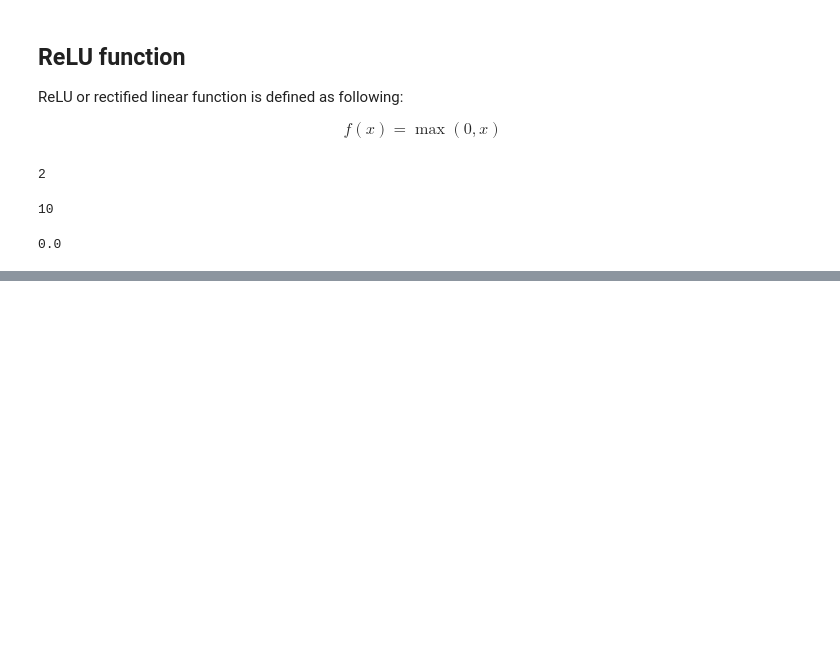
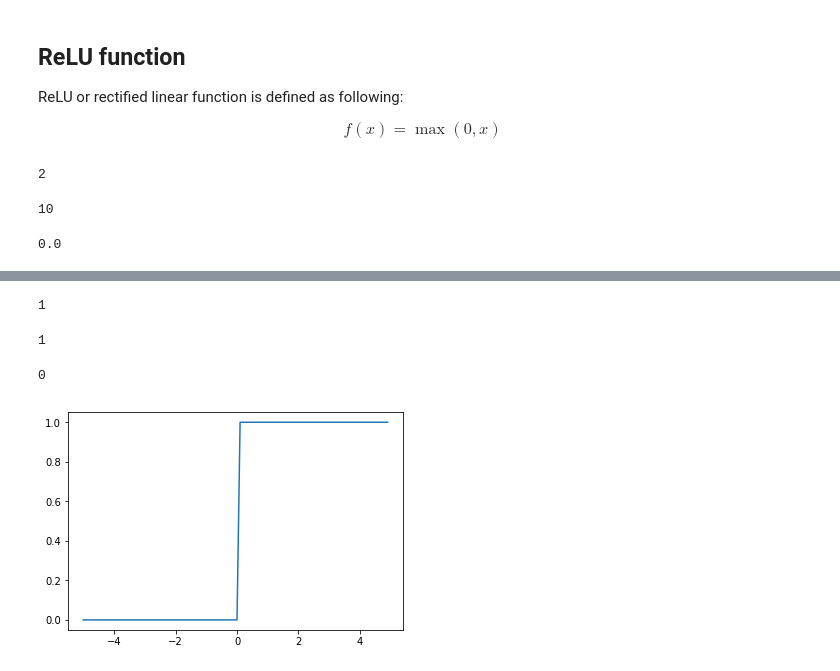
Before and after one commit to takaiwai/deep-learning-for-art-and-design, a Jupyter notebook: 08_3_activation_functions.ipynb, the cells around one changed output, grey strips where cells are left out. Saved outputs shown, nothing was run; the diff lists cells and outputs as text; code cells hidden in the pictures; blank space fills up the shorter version.

```diff
--- a/08_3_activation_functions.ipynb
+++ b/08_3_activation_functions.ipynb
@@ -131,0 +149,23 @@ relu(-1.5)
+# %%
+def relu_prime(x):
+    return 1 * (x > 0)
+# %%
+relu_prime(2)
+# %% [output]
+1
+# %%
+relu_prime(10)
+# %% [output]
+1
+# %%
+relu_prime(-1.5)
+# %% [output]
+0
+# %%
+x = np.arange(-5, 5, 0.1)
+y = relu_prime(x)
+
+plt.plot(x, y)
+plt.show()
+# %% [output]
+[figure, added]
```
Also changed, not shown: parts of 2 cells of this notebook.
